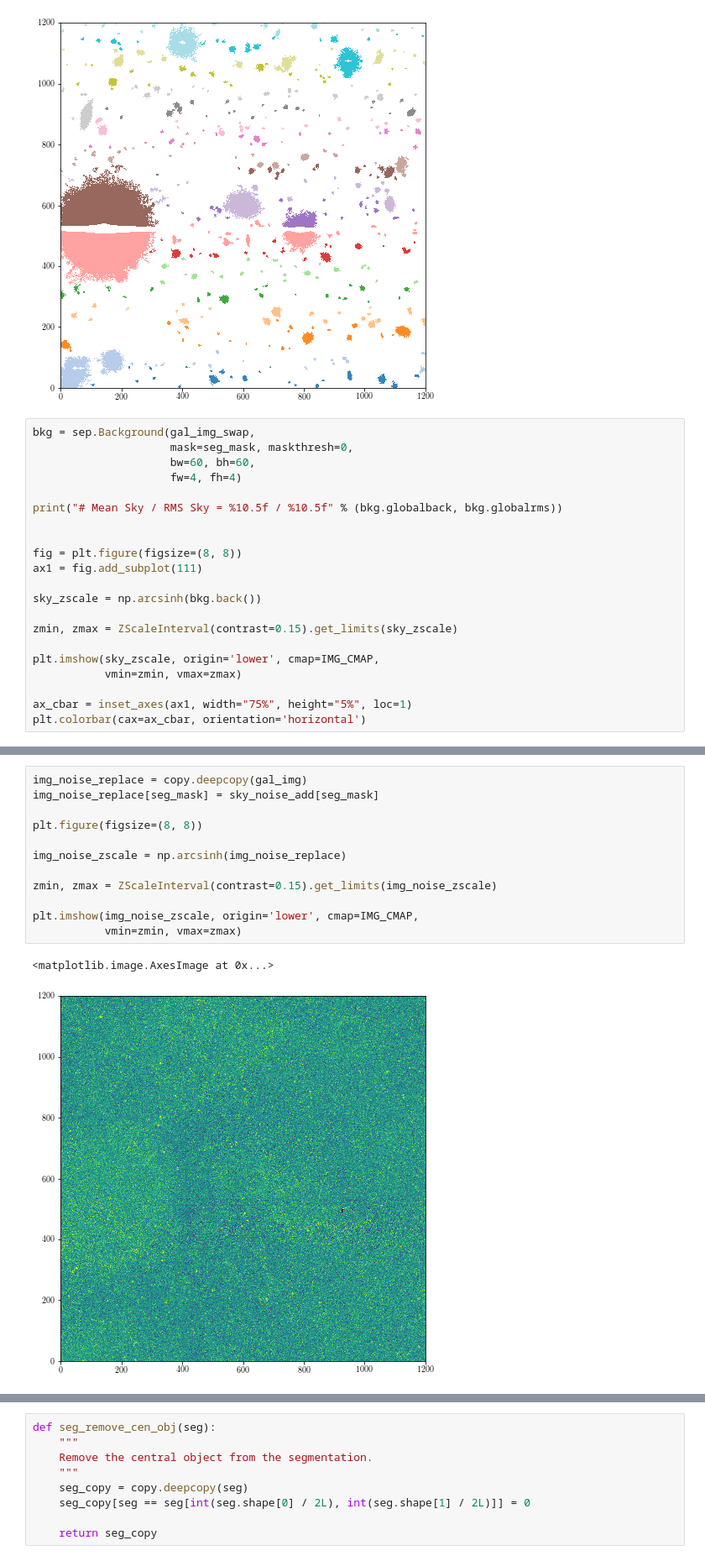
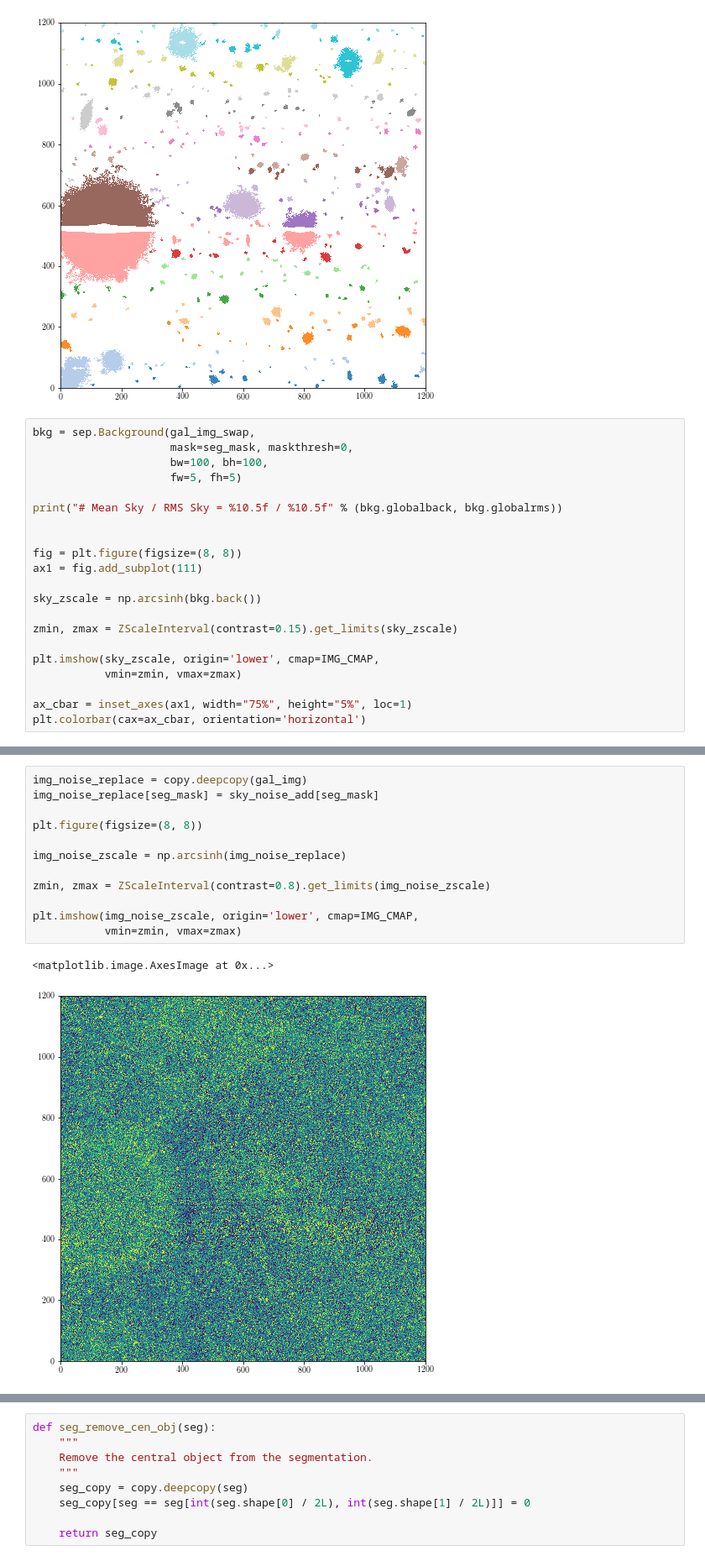
Before and after one commit to dr-guangtou/kungpao, a Jupyter notebook: demo/kungpao_footprint_noise_replace.ipynb, the cells around one changed output, grey strips where cells are left out. Shown at 84% size. Saved outputs shown, nothing was run; the diff lists cells and outputs as text.

Commit message:
Test noise replacement - Update

```diff
--- a/demo/kungpao_footprint_noise_replace.ipynb
+++ b/demo/kungpao_footprint_noise_replace.ipynb
@@ -140,8 +140,8 @@ plt.imshow(seg, origin='lower', cmap=SEG_CMAP,
 # %%
 bkg = sep.Background(gal_img_swap,
                      mask=seg_mask, maskthresh=0,
-                     bw=60, bh=60,
-                     fw=4, fh=4)
+                     bw=100, bh=100,
+                     fw=5, fh=5)
 
 print("# Mean Sky / RMS Sky = %10.5f / %10.5f" % (bkg.globalback, bkg.globalrms))
 
@@ -181,15 +181,15 @@ plt.imshow(sky_noise_zscale, origin='lower', cmap=IMG_CMAP,
 # %%
 img_noise_replace = copy.deepcopy(gal_img)
 img_noise_replace[seg_mask] = sky_noise_add[seg_mask]
 
 plt.figure(figsize=(8, 8))
 
 img_noise_zscale = np.arcsinh(img_noise_replace)
 
-zmin, zmax = ZScaleInterval(contrast=0.15).get_limits(img_noise_zscale)
+zmin, zmax = ZScaleInterval(contrast=0.8).get_limits(img_noise_zscale)
 
 plt.imshow(img_noise_zscale, origin='lower', cmap=IMG_CMAP,
            vmin=zmin, vmax=zmax)
 # %% [output]
 <matplotlib.image.AxesImage at 0x...>
-[figure, old version]
+[figure, new version]
```
Also changed, not shown: parts of 18 cells of this notebook.
